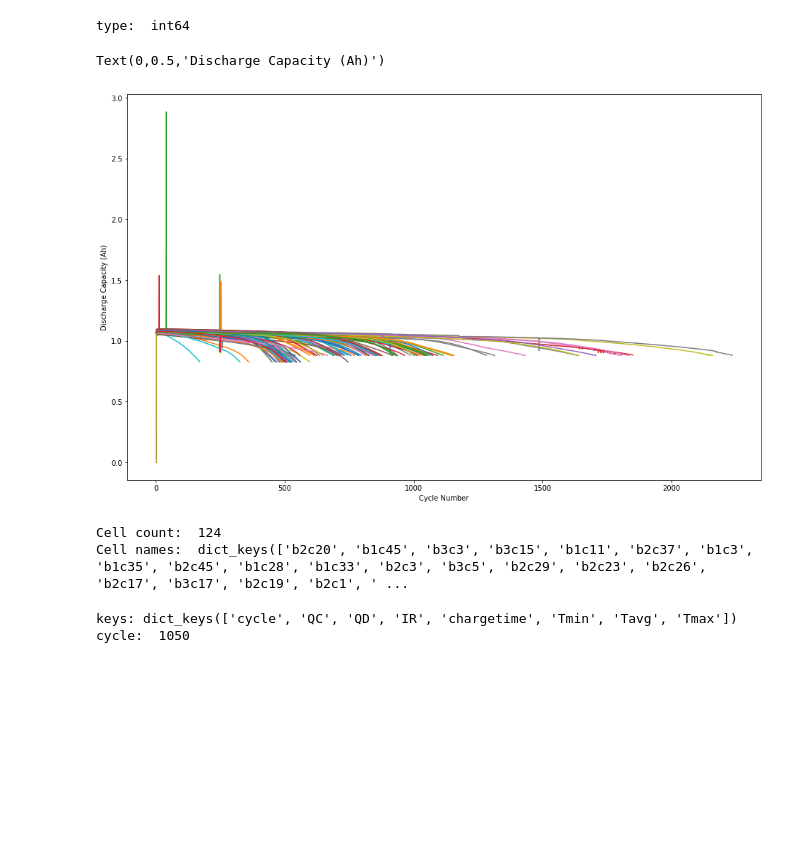
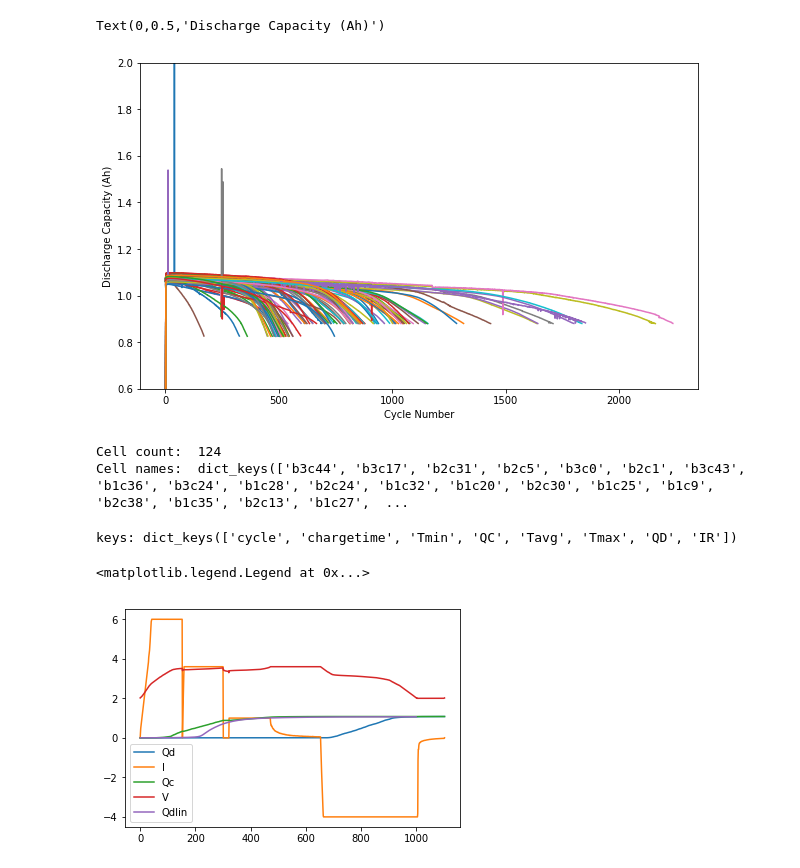
Before and after one commit to hwaxxer/nature-paper, a Jupyter notebook: Baseline.ipynb, the cells around one changed output. Drawn from its saved outputs; the diff is of its cells as text; code cells hidden in the pictures; blank space fills up the shorter version.

```diff
--- a/Baseline.ipynb
+++ b/Baseline.ipynb
@@ -68,30 +70,42 @@ del batch3
 test_ind = np.hstack((np.arange(0,(batch1_size+batch2_size),2),83))
 train_ind = np.arange(1,(batch1_size+batch2_size-1),2)
 secondary_test_ind = np.arange(batch_size-batch3_size,batch_size)
-
-print('type: ', test_ind.dtype)
-# %% [output]
-type:  int64
 # %%
-plt.figure(figsize=(16,10))
+plt.figure(figsize=(10,6))
 for i in batches.keys():
     plt.plot(batches[i]['summary']['cycle'], batches[i]['summary']['QD'])
 plt.xlabel('Cycle Number')
+plt.ylim(0.6, 2)
 plt.ylabel('Discharge Capacity (Ah)')
 # %% [output]
 Text(0,0.5,'Discharge Capacity (Ah)')
-[figure, old version]
+[figure, new version]
 # %%
 print('Cell count: ', len(batches))
 print('Cell names: ', batches.keys())
+
+cell = batches['b1c23']
 # %% [output]
 Cell count:  124
-Cell names:  dict_keys(['b2c20', 'b1c45', 'b3c3', 'b3c15', 'b1c11', 'b2c37', 'b1c3', 'b1c35', 'b2c45', 'b1c28', 'b1c33', 'b2c3', 'b3c5', 'b2c29', 'b2c23', 'b2c26', 'b2c17', 'b3c17', 'b2c19', 'b2c1', ' ...
+Cell names:  dict_keys(['b3c44', 'b3c17', 'b2c31', 'b2c5', 'b3c0', 'b2c1', 'b3c43', 'b1c36', 'b3c24', 'b1c28', 'b2c24', 'b1c32', 'b1c20', 'b2c30', 'b1c25', 'b1c9', 'b2c38', 'b1c35', 'b2c13', 'b1c27',  ...
 # %%
 summary = batches['b1c41']['summary']
 summary_keys = summary.keys()
 print('keys:', summary_keys)
-print('cycle: ', len(summary['QD']))
 # %% [output]
-keys: dict_keys(['cycle', 'QC', 'QD', 'IR', 'chargetime', 'Tmin', 'Tavg', 'Tmax'])
-cycle:  1050
+keys: dict_keys(['cycle', 'chargetime', 'Tmin', 'QC', 'Tavg', 'Tmax', 'QD', 'IR'])
+# %%
+Qd = cell['cycles']['1']['Qd']
+I = cell['cycles']['1']['I']
+s = slice(len(Qd))
+
+
+plt.plot(Qd[s], label='Qd')
+plt.plot(I[s], label='I')
+plt.plot(cell['cycles']['1']['Qc'][s], label='Qc')
+plt.plot(cell['cycles']['1']['V'][s], label='V')
+plt.plot(cell['cycles']['1']['Qdlin'][s], label='Qdlin')
+plt.legend()
+# %% [output]
+<matplotlib.legend.Legend at 0x...>
+[figure, added]
```
Also changed, not shown: parts of 14 cells of this notebook.
